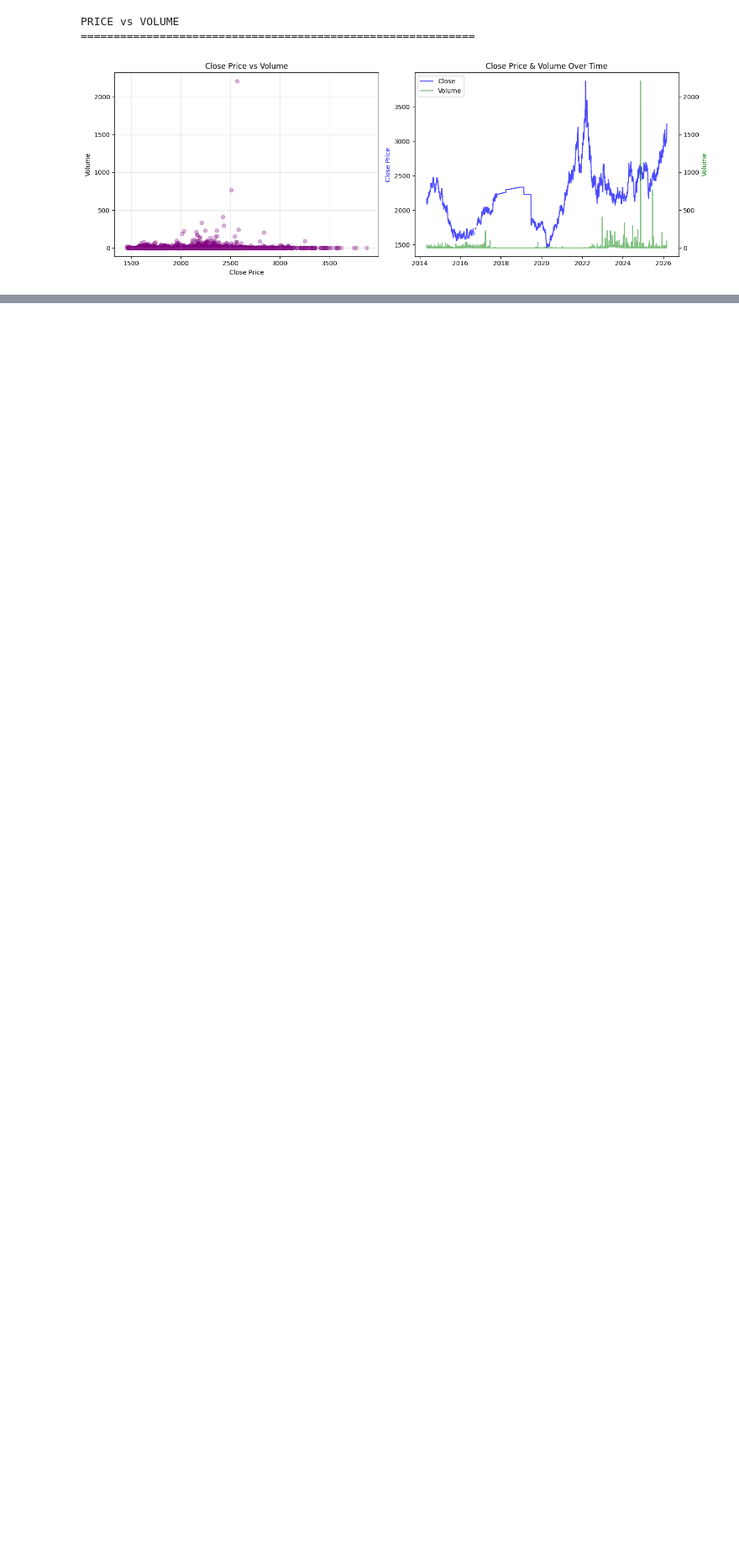
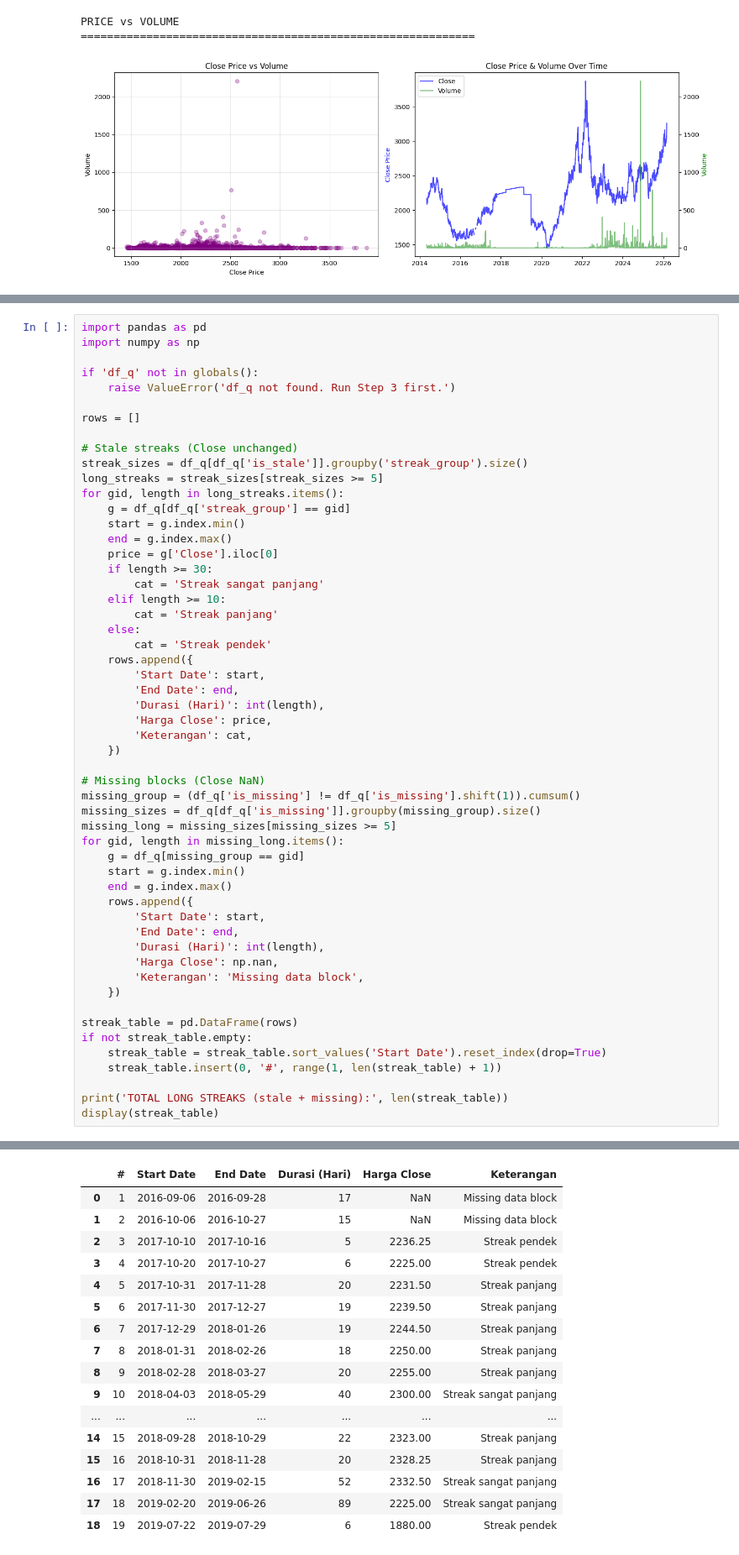
Before and after one commit to DonnyRZ/Alumunium-Price-Prediction, a Jupyter notebook: notebooks/EDA.ipynb, the cells around one changed output, grey strips where cells are left out. Shown at 84% size. Drawn from its saved outputs; the diff is of its cells as text; blank space fills up the shorter version.

```diff
--- a/notebooks/EDA.ipynb
+++ b/notebooks/EDA.ipynb
@@ -793,0 +962,55 @@ PRICE vs VOLUME
+# %%
+import pandas as pd
+import numpy as np
+
+if 'df_q' not in globals():
+    raise ValueError('df_q not found. Run Step 3 first.')
+
+rows = []
+
+# Stale streaks (Close unchanged)
+streak_sizes = df_q[df_q['is_stale']].groupby('streak_group').size()
+long_streaks = streak_sizes[streak_sizes >= 5]
+for gid, length in long_streaks.items():
+    g = df_q[df_q['streak_group'] == gid]
+    start = g.index.min()
+    end = g.index.max()
+    price = g['Close'].iloc[0]
+    if length >= 30:
+        cat = 'Streak sangat panjang'
+    elif length >= 10:
+        cat = 'Streak panjang'
+    else:
+        cat = 'Streak pendek'
+    rows.append({
+        'Start Date': start,
+        'End Date': end,
+        'Durasi (Hari)': int(length),
+        'Harga Close': price,
+        'Keterangan': cat,
+    })
+
+# Missing blocks (Close NaN)
+missing_group = (df_q['is_missing'] != df_q['is_missing'].shift(1)).cumsum()
+missing_sizes = df_q[df_q['is_missing']].groupby(missing_group).size()
+missing_long = missing_sizes[missing_sizes >= 5]
+for gid, length in missing_long.items():
+    g = df_q[missing_group == gid]
+    start = g.index.min()
+    end = g.index.max()
+    rows.append({
+        'Start Date': start,
+        'End Date': end,
+        'Durasi (Hari)': int(length),
+        'Harga Close': np.nan,
+        'Keterangan': 'Missing data block',
+    })
+
+streak_table = pd.DataFrame(rows)
+if not streak_table.empty:
+    streak_table = streak_table.sort_values('Start Date').reset_index(drop=True)
+    streak_table.insert(0, '#', range(1, len(streak_table) + 1))
+
+print('TOTAL LONG STREAKS (stale + missing):', len(streak_table))
+display(streak_table)
+# %% [output]
@@ -793,0 +1018,17 @@ PRICE vs VOLUME
+|  | # | Start Date | End Date | Durasi (Hari) | Harga Close | Keterangan |
+| 0 | 1 | 2016-09-06 | 2016-09-28 | 17 | NaN | Missing data block |
+| 1 | 2 | 2016-10-06 | 2016-10-27 | 15 | NaN | Missing data block |
+| 2 | 3 | 2017-10-10 | 2017-10-16 | 5 | 2236.25 | Streak pendek |
+| 3 | 4 | 2017-10-20 | 2017-10-27 | 6 | 2225.00 | Streak pendek |
+| 4 | 5 | 2017-10-31 | 2017-11-28 | 20 | 2231.50 | Streak panjang |
+| 5 | 6 | 2017-11-30 | 2017-12-27 | 19 | 2239.50 | Streak panjang |
+| 6 | 7 | 2017-12-29 | 2018-01-26 | 19 | 2244.50 | Streak panjang |
+| 7 | 8 | 2018-01-31 | 2018-02-26 | 18 | 2250.00 | Streak panjang |
+| 8 | 9 | 2018-02-28 | 2018-03-27 | 20 | 2255.00 | Streak panjang |
+| 9 | 10 | 2018-04-03 | 2018-05-29 | 40 | 2300.00 | Streak sangat panjang |
+| ... | ... | ... | ... | ... | ... | ... |
+| 14 | 15 | 2018-09-28 | 2018-10-29 | 22 | 2323.00 | Streak panjang |
+| 15 | 16 | 2018-10-31 | 2018-11-28 | 20 | 2328.25 | Streak panjang |
+| 16 | 17 | 2018-11-30 | 2019-02-15 | 52 | 2332.50 | Streak sangat panjang |
+| 17 | 18 | 2019-02-20 | 2019-06-26 | 89 | 2225.00 | Streak sangat panjang |
+| 18 | 19 | 2019-07-22 | 2019-07-29 | 6 | 1880.00 | Streak pendek |
```
Also changed, not shown: parts of 20 cells of this notebook, 8 other files.
